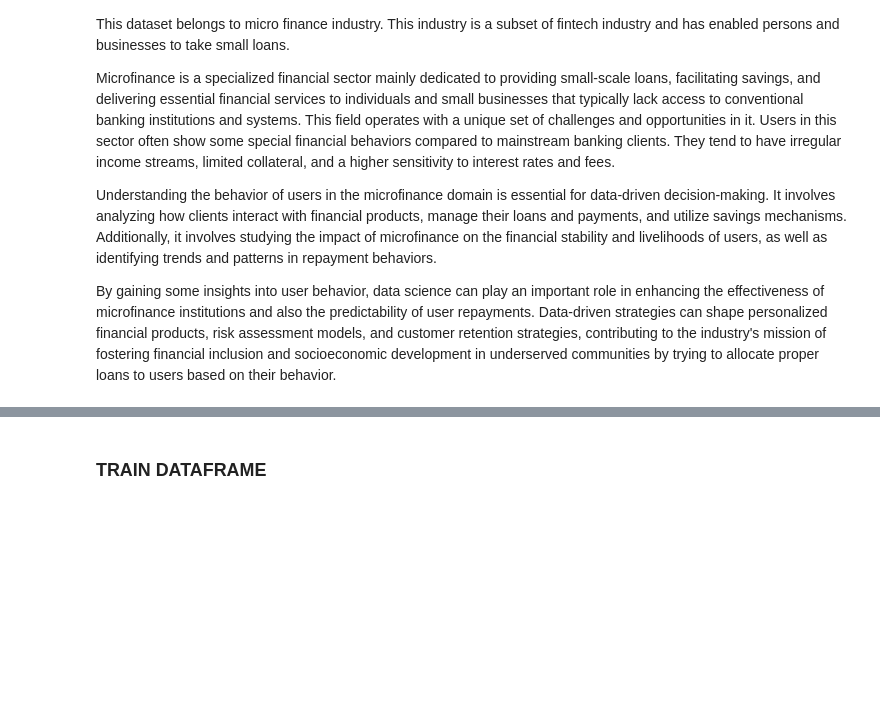
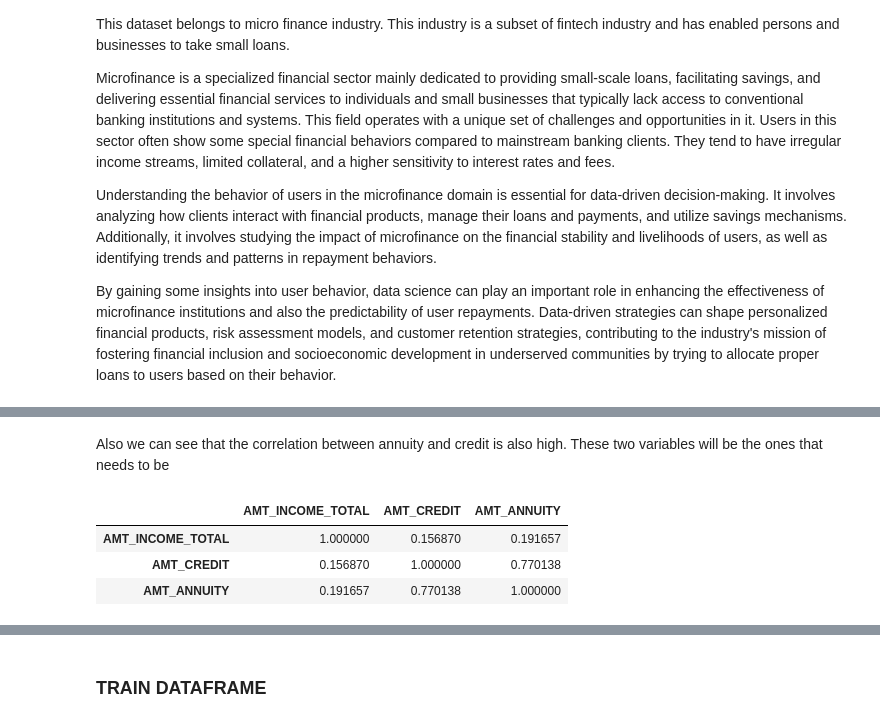
Before and after one commit to Shayan-B/MicroFinance-Project, a Jupyter notebook: Microfinance-Main.ipynb, the cells around one changed output, grey strips where cells are left out. Cells and saved outputs as stored; diff of their text form; code cells hidden in the pictures; blank space fills up the shorter version.

```diff
--- a/Microfinance-Main.ipynb
+++ b/Microfinance-Main.ipynb
@@ -133,0 +136,8 @@ display(train_df.info(show_counts=True))
+# %%
+test_df = pd.read_csv("/kaggle/input/loan-dataset/application_test.csv")
+# Since we have a big DataFrame we need to make sure that we wokr on the columns that are present in the test DataFrame too.
+shared_data_cols = [col for col in train_cols if col in test_df.columns]
+# Add the TARGET Column which isn't available in the test DataFrame
+shared_data_cols.append("TARGET")
+train_df = train_df.loc[:, shared_data_cols]
+display(train_df.info(show_counts=True))
@@ -142,6 +159,7 @@ also there might be different patterns hidden in the data which could help our m
 # %%
-def ChangeType(df, org_type, target_type):
-    float_cols = df.select_dtypes(org_type).columns
-    df.loc[:,float_cols] = df.loc[:,float_cols].astype(target_type)
+def ChangeType(df: pd.DataFrame, org_type: str, target_type: str) -> pd.DataFrame:
+    """function to change the type of float columns"""
+    selected_cols = df.select_dtypes(org_type).columns
+    df.loc[:,selected_cols] = df.loc[:,selected_cols].astype(target_type)
     return df
 # %%
@@ -176,3 +303,12 @@ plt.show()
+# %% [markdown]
+Also we can see that the correlation between annuity and credit is also high. These two variables will be the ones that needs to be
+# %%
+tmp_df.corr()
+# %% [output]
+|  | AMT_INCOME_TOTAL | AMT_CREDIT | AMT_ANNUITY |
+| AMT_INCOME_TOTAL | 1.000000 | 0.156870 | 0.191657 |
+| AMT_CREDIT | 0.156870 | 1.000000 | 0.770138 |
+| AMT_ANNUITY | 0.191657 | 0.770138 | 1.000000 |
 # %%
 # Assuming tmp_df is your DataFrame
 # Calculate the ratio of AMT_CREDIT to AMT_INCOME_TOTAL and convert to percentage
```
Also changed, not shown: parts of 36 cells of this notebook.
